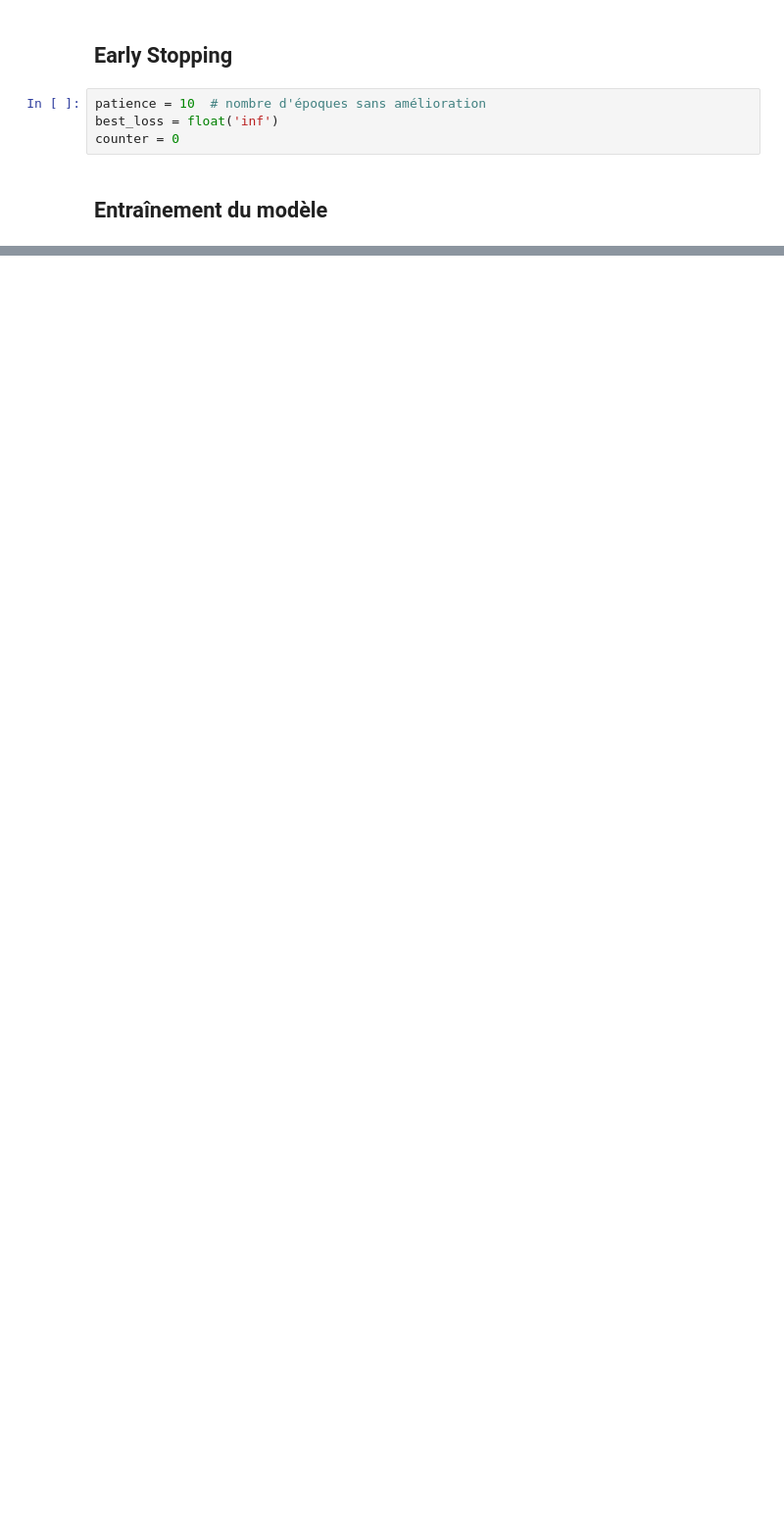
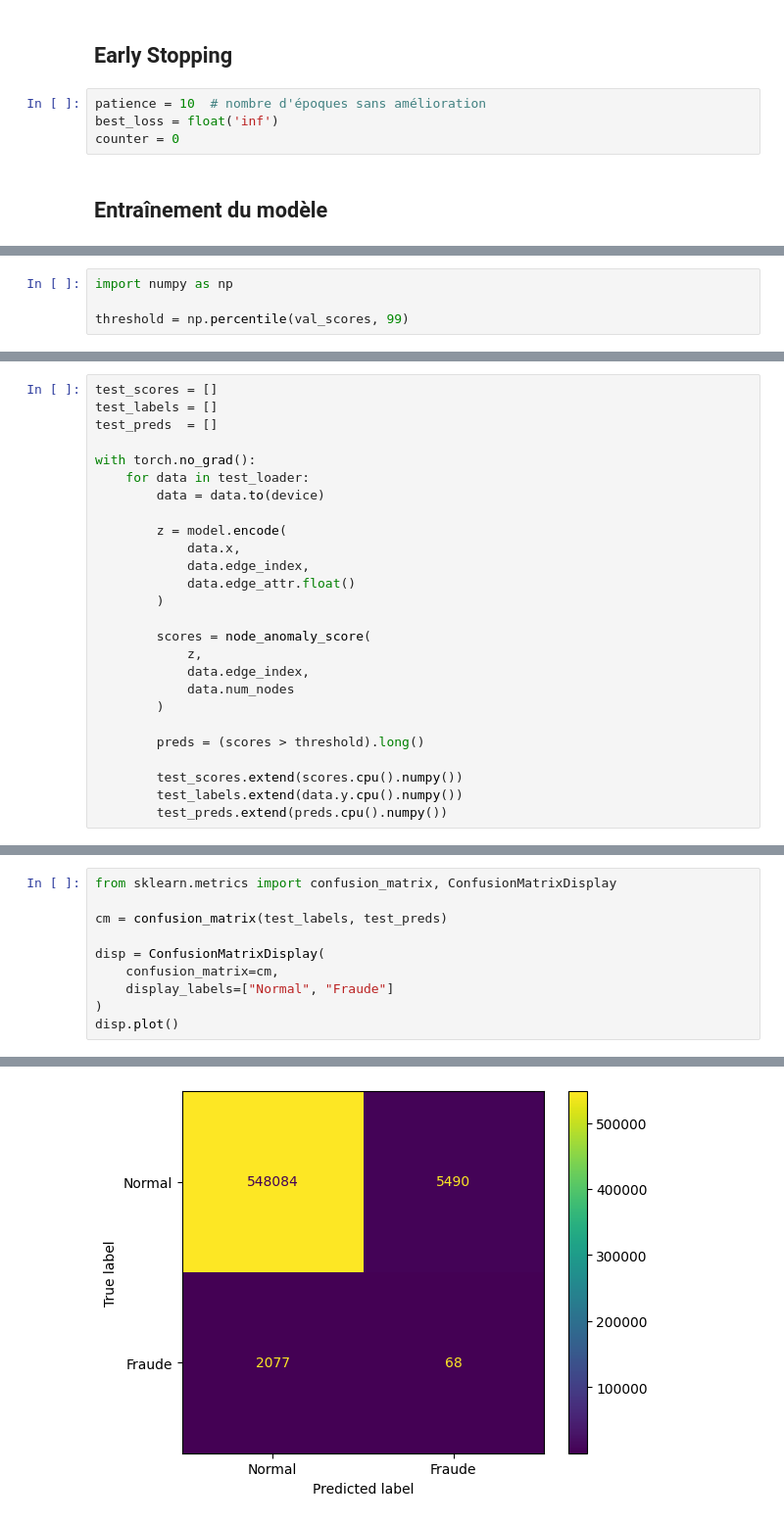
Before and after one commit to mahdy-saidi/Graph-fraud-detection, a Jupyter notebook: vgae/2-vgae_training.ipynb, the cells around one changed output, grey strips where cells are left out. Shown at 98% size. Cells and saved outputs as stored; diff of their text form; blank space fills up the shorter version.

```diff
--- a/vgae/2-vgae_training.ipynb
+++ b/vgae/2-vgae_training.ipynb
@@ -287,0 +356,4 @@ RuntimeError: Expected size for first two dimensions of batch2 tensor to be: [11
+# %%
+import numpy as np
+
+threshold = np.percentile(val_scores, 99)
@@ -287,0 +362,26 @@ RuntimeError: Expected size for first two dimensions of batch2 tensor to be: [11
+# %%
+test_scores = []
+test_labels = []
+test_preds  = []
+
+with torch.no_grad():
+    for data in test_loader:
+        data = data.to(device)
+
+        z = model.encode(
+            data.x,
+            data.edge_index,
+            data.edge_attr.float()
+        )
+
+        scores = node_anomaly_score(
+            z,
+            data.edge_index,
+            data.num_nodes
+        )
+
+        preds = (scores > threshold).long()
+
+        test_scores.extend(scores.cpu().numpy())
+        test_labels.extend(data.y.cpu().numpy())
+        test_preds.extend(preds.cpu().numpy())
@@ -287,0 +390,11 @@ RuntimeError: Expected size for first two dimensions of batch2 tensor to be: [11
+# %%
+from sklearn.metrics import confusion_matrix, ConfusionMatrixDisplay
+
+cm = confusion_matrix(test_labels, test_preds)
+
+disp = ConfusionMatrixDisplay(
+    confusion_matrix=cm,
+    display_labels=["Normal", "Fraude"]
+)
+disp.plot()
+# %% [output]
@@ -287,0 +402 @@ RuntimeError: Expected size for first two dimensions of batch2 tensor to be: [11
+[figure, added]
```
Also changed, not shown: parts of 15 cells of this notebook, 21 other files.
